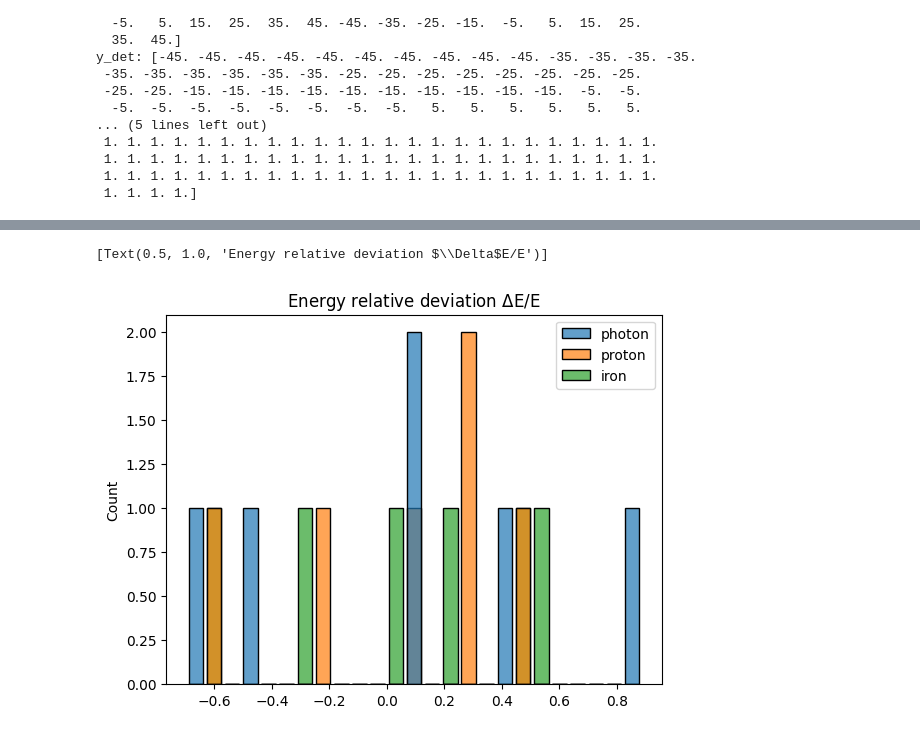
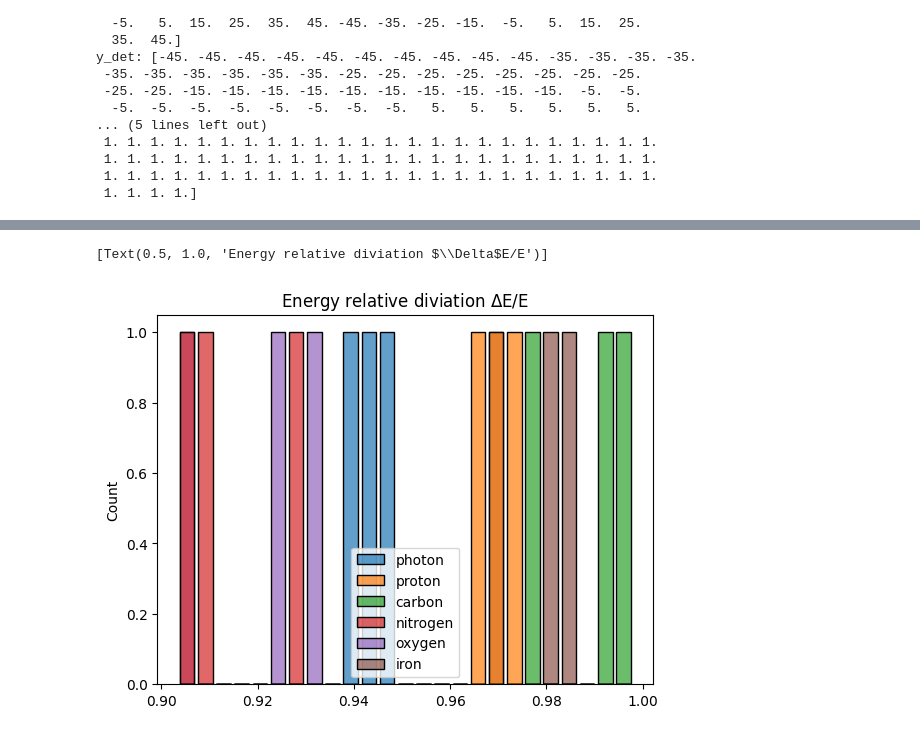
Before and after one commit to lucas-orfei/mestrado, a Jupyter notebook: array_10x10.ipynb, the cells around one changed output, grey strips where cells are left out. Drawn from its saved outputs; the diff is of its cells as text; code cells hidden in the pictures.

```diff
--- a/array_10x10.ipynb
+++ b/array_10x10.ipynb
@@ -129,0 +180,4 @@ y_det: [-45. -45. -45. -45. -45. -45. -45. -45. -45. -45. -35. -35. -35. -35.
+# %%
+triangulation_particles = triangulation_particles.with_columns(mean_particles = pl.col('triangulation_particles').list.mean())
+trigs = triangulation_particles['mean_particles'].to_list()
+triangulation_particles
@@ -221,8 +324,8 @@ df3 = df3.drop('count')
 # Fit do fóton
 from scipy.optimize import curve_fit
 
-C = [1913,4.088E4,9.621E4,1.324E5,3.991E5,8.014E5]
-E = [1E14, 2.15E14, 4.64E14,1E15,2.15E15,4.64E15]
+C = [2.624E4, 1.223E5, 6.036E5]
+E = [1E14, 3.16E14, 1E15]
 
 logC = np.log10(C)
 logE = np.log10(E)
@@ -292,8 +392,9 @@ shape: (6, 4)
 # %%
 # Fit do próton
+from scipy.optimize import curve_fit
 
-C = [9995,3.058E4,8.988E4,3.025E5,4.474E5,6.341E5]
-E = [1E14, 2.15E14, 4.64E14,1E15,2.15E15,4.64E15]
+C = [4.168e+04, 1.643e+05, 6.389e+05]
+E = [1E14, 3.16E14, 1E15]
 
 logC = np.log10(C)
 logE = np.log10(E)
@@ -321,6 +422,8 @@ coefficients_proton, cov = curve_fit(power, E, np.log10(C), p0=initial_guess)
 inc = np.sqrt(np.diag(cov))
 print(np.sqrt(np.diag(cov)))
 
+print(power(E,*coefficients_proton))
+
 ax.plot(logE, power(E,*coefficients_proton), color = '#F95738')
 sns.scatterplot(x = logE, y = logC, color = '#0D3B66', ax = ax)
 
@@ -360,15 +668,16 @@ shape: (6, 4)
 # %%
 # Fit do ferro
+from scipy.optimize import curve_fit
 
-C = [89.51,3379,1.109E4,5.865E4,1.834E5,5.518E5]
-E = [1E14, 2.15E14, 4.64E14,1E15,2.15E15,4.64E15]
+C = [1.199e+04, 5.2e+04, 2.649e+05]
+E = [1E14, 3.16E14, 1E15]
 
 logC = np.log10(C)
 logE = np.log10(E)
 
 
 fig, ax = plt.subplots(figsize = (8, 6), facecolor = '#FFEBD6')
-fig.suptitle('Parameters of iron (100 m)', size = 20)
+fig.suptitle('Parameters of iron (10 m)', size = 20)
 #fig.tight_layout()
 
 
@@ -384,10 +693,12 @@ def power(x, k, p):
 
 initial_guess = [1,1]
 
-coefficients_iron, cov = curve_fit(power, E, np.log10(C), p0=initial_guess, maxfev = 1000)
+coefficients_iron, cov = curve_fit(power, E, np.log10(C), p0=initial_guess)
 
 inc = np.sqrt(np.diag(cov))
 print(np.sqrt(np.diag(cov)))
+
+print(power(E,*coefficients_iron))
 
 ax.plot(logE, power(E,*coefficients_iron), color = '#F95738')
 sns.scatterplot(x = logE, y = logC, color = '#0D3B66', ax = ax)
@@ -494,23 +832,35 @@ shape: (6, 4)
 # %%
 DeltaE_photon = []
 DeltaE_proton = []
+DeltaE_carbon = []
+DeltaE_nitrogen = []
+DeltaE_oxygen = []
 DeltaE_iron = []
 
 for i in range(len(E_real)):
     aux = (E_real[i] - E_photon[i])/E_real[i]
     aux2 = (E_real[i] - E_proton[i])/E_real[i]
-    aux3 = (E_real[i] - E_iron[i])/E_real[i]
+    aux3 = (E_real[i] - E_carbon[i])/E_real[i]
+    aux4 = (E_real[i] - E_nitrogen[i])/E_real[i]
+    aux5 = (E_real[i] - E_oxygen[i])/E_real[i]
+    aux6 = (E_real[i] - E_iron[i])/E_real[i]
     DeltaE_photon.append(aux)
     DeltaE_proton.append(aux2)
-    DeltaE_iron.append(aux3)
+    DeltaE_carbon.append(aux3)
+    DeltaE_nitrogen.append(aux4)
+    DeltaE_oxygen.append(aux5)
+    DeltaE_iron.append(aux6)
 
 data = {
     'photon':DeltaE_photon,
     'proton':DeltaE_proton,
+    'carbon':DeltaE_carbon,
+    'nitrogen':DeltaE_nitrogen,
+    'oxygen':DeltaE_oxygen,
     'iron':DeltaE_iron
 }
 
-sns.histplot(data=data, bins= 25, shrink=0.8, alpha = 0.7).set(title = 'Energy relative deviation $\Delta$E/E')
+sns.histplot(data=data, bins= 25, shrink=0.8, alpha = 0.7).set(title = 'Energy relative diviation $\Delta$E/E')
 # %% [output]
-[Text(0.5, 1.0, 'Energy relative deviation $\\Delta$E/E')]
+[Text(0.5, 1.0, 'Energy relative diviation $\\Delta$E/E')]
-[figure, old version]
+[figure, new version]
```
Also changed, not shown: parts of 19 cells of this notebook.
